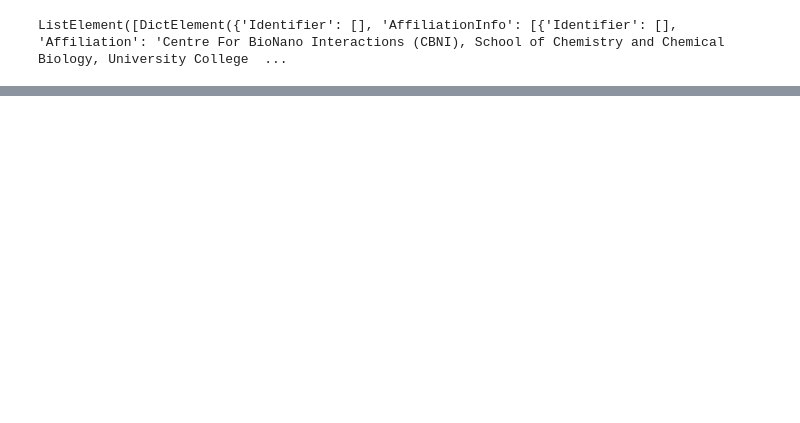
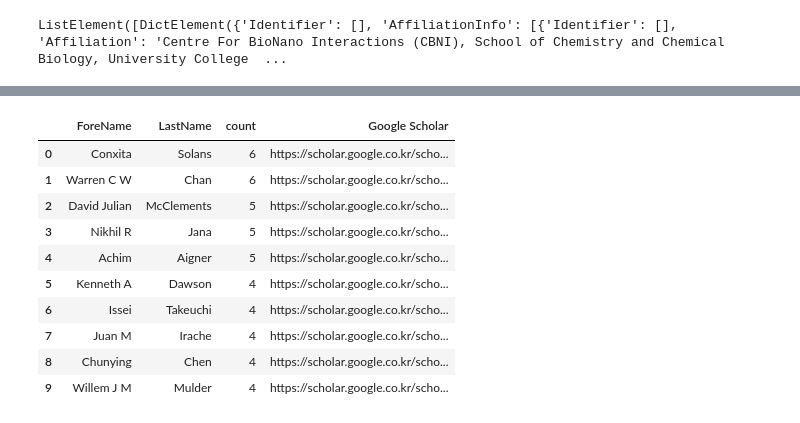
Before and after one commit to junswj/paper_start, a Jupyter notebook: paper_get.ipynb, the cells around one changed output, grey strips where cells are left out. Cells and saved outputs as stored; diff of their text form; code cells hidden in the pictures; blank space fills up the shorter version.

```diff
--- a/paper_get.ipynb
+++ b/paper_get.ipynb
@@ -110,0 +126,22 @@ pd.concat(dfs, axis=0)
+# %%
+google_url='https://scholar.google.co.kr/scholar?hl=ko&as_sdt=0%2C5&q='
+# %%
+name=top['ForeName']+' '+top['LastName']
+# %%
+result=top.reset_index(drop=True).join(pd.DataFrame({'Google Scholar':[google_url+i for i in name.str.replace(' ', '+')+'+review&oq=']}))
+# %%
+pd.set_option('display.max_colwidth', 1000)
+# %%
+result
+# %% [output]
+|  | ForeName | LastName | count | Google Scholar |
+| 0 | Conxita | Solans | 6 | https://scholar.google.co.kr/scho... |
+| 1 | Warren C W | Chan | 6 | https://scholar.google.co.kr/scho... |
+| 2 | David Julian | McClements | 5 | https://scholar.google.co.kr/scho... |
+| 3 | Nikhil R | Jana | 5 | https://scholar.google.co.kr/scho... |
+| 4 | Achim | Aigner | 5 | https://scholar.google.co.kr/scho... |
+| 5 | Kenneth A | Dawson | 4 | https://scholar.google.co.kr/scho... |
+| 6 | Issei | Takeuchi | 4 | https://scholar.google.co.kr/scho... |
+| 7 | Juan M | Irache | 4 | https://scholar.google.co.kr/scho... |
+| 8 | Chunying | Chen | 4 | https://scholar.google.co.kr/scho... |
+| 9 | Willem J M | Mulder | 4 | https://scholar.google.co.kr/scho... |
```
Also changed, not shown: parts of 28 cells of this notebook.
